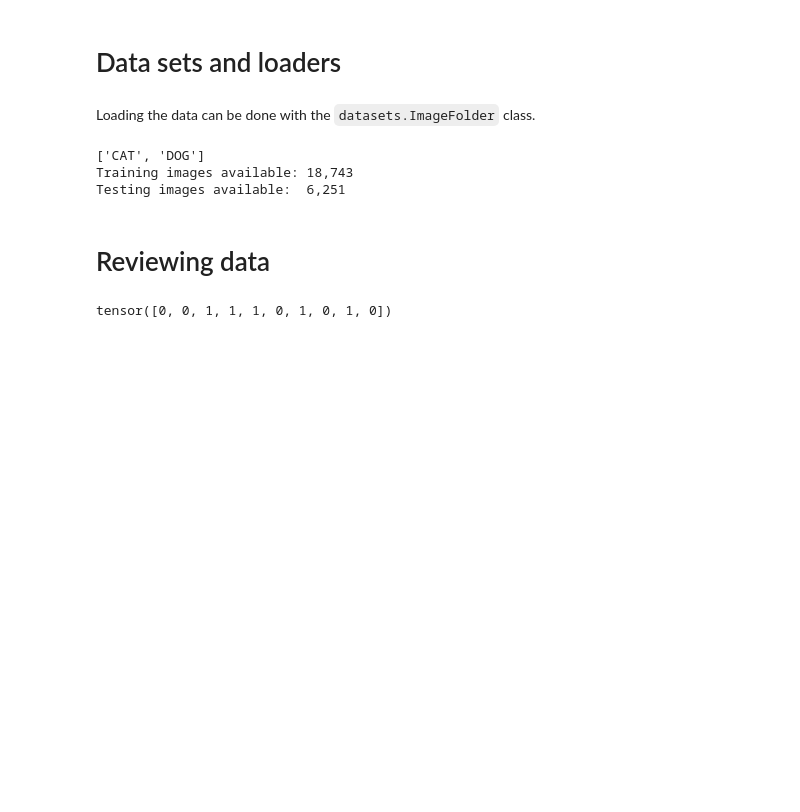
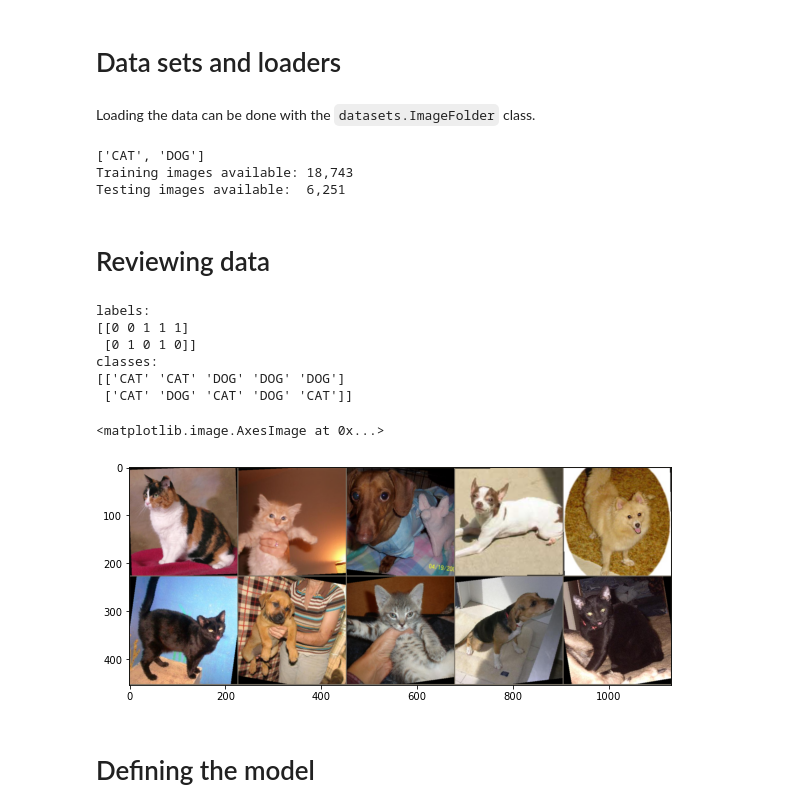
Before and after one commit to alejandrodgb/pytorch-for-dl, a Jupyter notebook: 03-CNN-Convolutional-Neural-Networks/04-CNN-Custom-Data.ipynb, the cells around one changed output. Drawn from its saved outputs; the diff is of its cells as text; code cells hidden in the pictures; blank space fills up the shorter version.

```diff
--- a/03-CNN-Convolutional-Neural-Networks/04-CNN-Custom-Data.ipynb
+++ b/03-CNN-Convolutional-Neural-Networks/04-CNN-Custom-Data.ipynb
@@ -100,9 +100,28 @@ Testing images available:  6,251
 # Grab the first batch of images
 for images, labels in train_loader:
     break
-
-# Print labels and classes
-print(f'labels')
-print()
-# %% [output]
-tensor([0, 0, 1, 1, 1, 0, 1, 0, 1, 0])
+# %%
+# Print labels and classes
+print(f'labels:\n{labels.numpy().reshape(2,-1)}')
+print(f'classes:\n{np.array([class_names[i] for i in labels.numpy()]).reshape(2,-1)}')
+# %% [output]
+labels:
+[[0 0 1 1 1]
+ [0 1 0 1 0]]
+classes:
+[['CAT' 'CAT' 'DOG' 'DOG' 'DOG']
+ ['CAT' 'DOG' 'CAT' 'DOG' 'CAT']]
+# %%
+# Visualise images
+im = make_grid(images,nrow=5)
+inv_norm = transforms.Normalize([-0.485/0.229,-0.456/0.224,-0.406/0.225],
+                                [1/0.229,1/0.224,1/0.225])
+
+inv_im = inv_norm(im)
+plt.figure(figsize=(12,4))
+plt.imshow(np.transpose(inv_im.numpy(),(1,2,0)))
+# %% [output]
+<matplotlib.image.AxesImage at 0x...>
+[figure, added]
+# %% [markdown]
+# Defining the model
```
Also changed, not shown: parts of 9 cells of this notebook.
